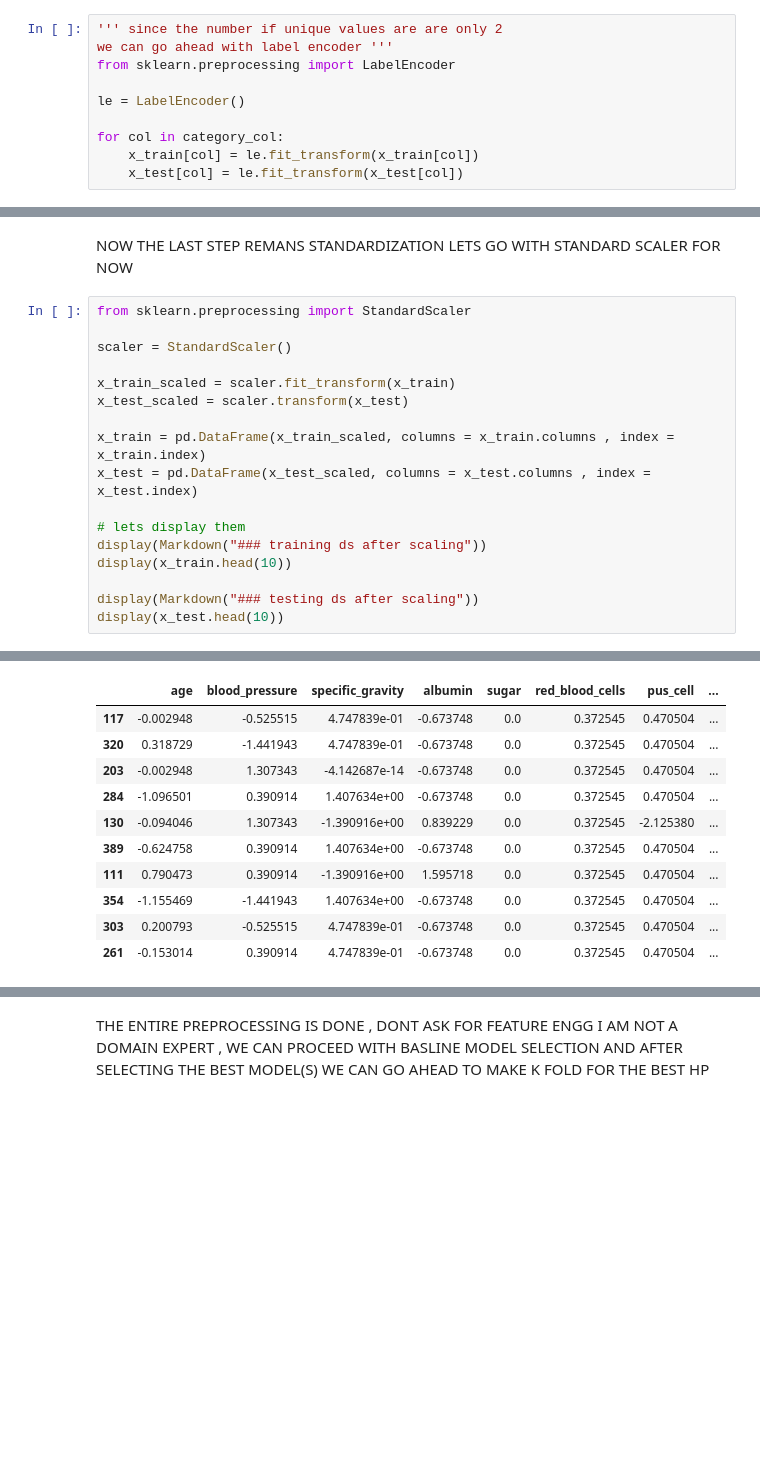
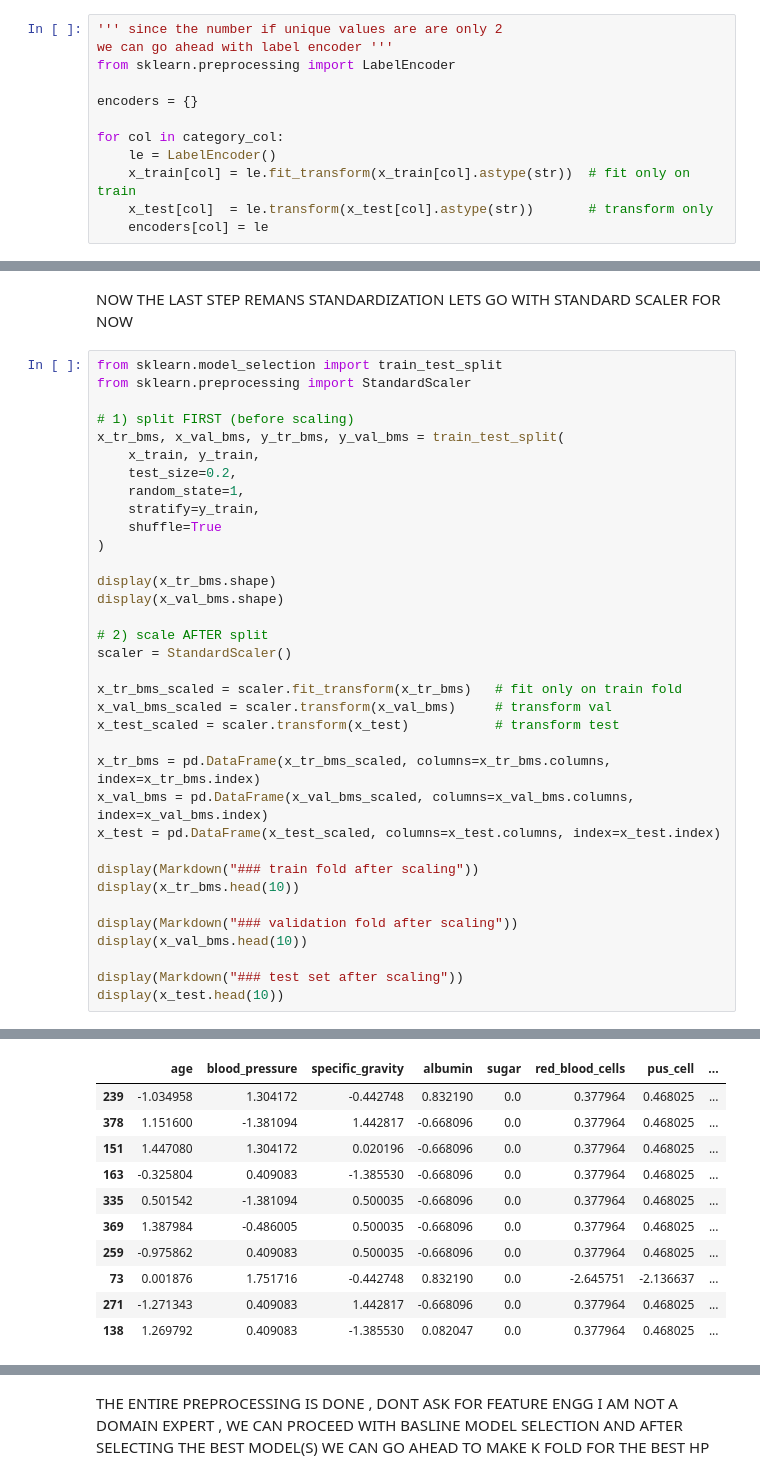
Before and after one commit to Ktssatwik/mlm_1, a Jupyter notebook: mlm(s)/kindey.ipynb, the cells around one changed output, grey strips where cells are left out. Cells and saved outputs as stored; diff of their text form; blank space fills up the shorter version.

Commit message:
kidney model is done , now next is regression model which is based on insuerance

```diff
--- a/mlm(s)/kindey.ipynb
+++ b/mlm(s)/kindey.ipynb
@@ -817,11 +817,13 @@ OUTLIER HANDLING IS ALSO DONE NOW ENDCODING FOR CATEGORICAL FEATURES
 we can go ahead with label encoder '''
 from sklearn.preprocessing import LabelEncoder
 
-le = LabelEncoder()
+encoders = {}
 
 for col in category_col:
-    x_train[col] = le.fit_transform(x_train[col])
-    x_test[col] = le.fit_transform(x_test[col])
+    le = LabelEncoder()
+    x_train[col] = le.fit_transform(x_train[col].astype(str))  # fit only on train
+    x_test[col]  = le.transform(x_test[col].astype(str))       # transform only
+    encoders[col] = le
 # %%
 display(x_train)
 display(x_test)
@@ -906,20 +908,38 @@ memory usage: 15.6 KB
 # %% [markdown]
 NOW THE LAST STEP REMANS STANDARDIZATION LETS GO WITH STANDARD SCALER FOR NOW
 # %%
+from sklearn.model_selection import train_test_split
 from sklearn.preprocessing import StandardScaler
 
+# 1) split FIRST (before scaling)
+x_tr_bms, x_val_bms, y_tr_bms, y_val_bms = train_test_split(
+    x_train, y_train,
+    test_size=0.2,
+    random_state=1,
+    stratify=y_train,
+    shuffle=True
+)
+
+display(x_tr_bms.shape)
+display(x_val_bms.shape)
+
+# 2) scale AFTER split
 scaler = StandardScaler()
 
-x_train_scaled = scaler.fit_transform(x_train)
-x_test_scaled = scaler.transform(x_test)
+x_tr_bms_scaled = scaler.fit_transform(x_tr_bms)   # fit only on train fold
+x_val_bms_scaled = scaler.transform(x_val_bms)     # transform val
+x_test_scaled = scaler.transform(x_test)           # transform test
 
-x_train = pd.DataFrame(x_train_scaled, columns = x_train.columns , index = x_train.index)
-x_test = pd.DataFrame(x_test_scaled, columns = x_test.columns , index = x_test.index)
+x_tr_bms = pd.DataFrame(x_tr_bms_scaled, columns=x_tr_bms.columns, index=x_tr_bms.index)
+x_val_bms = pd.DataFrame(x_val_bms_scaled, columns=x_val_bms.columns, index=x_val_bms.index)
+x_test = pd.DataFrame(x_test_scaled, columns=x_test.columns, index=x_test.index)
 
-# lets display them
-display(Markdown("### training ds after scaling"))
-display(x_train.head(10))
+display(Markdown("### train fold after scaling"))
+display(x_tr_bms.head(10))
 
-display(Markdown("### testing ds after scaling"))
+display(Markdown("### validation fold after scaling"))
+display(x_val_bms.head(10))
+
+display(Markdown("### test set after scaling"))
 display(x_test.head(10))
 # %% [output]
@@ -927,11 +949,11 @@ display(x_test.head(10))
 |  | age | blood_pressure | specific_gravity | albumin | sugar | red_blood_cells | pus_cell | ... |
-| 117 | -0.002948 | -0.525515 | 4.747839e-01 | -0.673748 | 0.0 | 0.372545 | 0.470504 | ... |
-| 320 | 0.318729 | -1.441943 | 4.747839e-01 | -0.673748 | 0.0 | 0.372545 | 0.470504 | ... |
-| 203 | -0.002948 | 1.307343 | -4.142687e-14 | -0.673748 | 0.0 | 0.372545 | 0.470504 | ... |
-| 284 | -1.096501 | 0.390914 | 1.407634e+00 | -0.673748 | 0.0 | 0.372545 | 0.470504 | ... |
-| 130 | -0.094046 | 1.307343 | -1.390916e+00 | 0.839229 | 0.0 | 0.372545 | -2.125380 | ... |
-| 389 | -0.624758 | 0.390914 | 1.407634e+00 | -0.673748 | 0.0 | 0.372545 | 0.470504 | ... |
-| 111 | 0.790473 | 0.390914 | -1.390916e+00 | 1.595718 | 0.0 | 0.372545 | 0.470504 | ... |
-| 354 | -1.155469 | -1.441943 | 1.407634e+00 | -0.673748 | 0.0 | 0.372545 | 0.470504 | ... |
-| 303 | 0.200793 | -0.525515 | 4.747839e-01 | -0.673748 | 0.0 | 0.372545 | 0.470504 | ... |
-| 261 | -0.153014 | 0.390914 | 4.747839e-01 | -0.673748 | 0.0 | 0.372545 | 0.470504 | ... |
+| 239 | -1.034958 | 1.304172 | -0.442748 | 0.832190 | 0.0 | 0.377964 | 0.468025 | ... |
+| 378 | 1.151600 | -1.381094 | 1.442817 | -0.668096 | 0.0 | 0.377964 | 0.468025 | ... |
+| 151 | 1.447080 | 1.304172 | 0.020196 | -0.668096 | 0.0 | 0.377964 | 0.468025 | ... |
+| 163 | -0.325804 | 0.409083 | -1.385530 | -0.668096 | 0.0 | 0.377964 | 0.468025 | ... |
+| 335 | 0.501542 | -1.381094 | 0.500035 | -0.668096 | 0.0 | 0.377964 | 0.468025 | ... |
+| 369 | 1.387984 | -0.486005 | 0.500035 | -0.668096 | 0.0 | 0.377964 | 0.468025 | ... |
+| 259 | -0.975862 | 0.409083 | 0.500035 | -0.668096 | 0.0 | 0.377964 | 0.468025 | ... |
+| 73 | 0.001876 | 1.751716 | -0.442748 | 0.832190 | 0.0 | -2.645751 | -2.136637 | ... |
+| 271 | -1.271343 | 0.409083 | 1.442817 | -0.668096 | 0.0 | 0.377964 | 0.468025 | ... |
+| 138 | 1.269792 | 0.409083 | -1.385530 | 0.082047 | 0.0 | 0.377964 | 0.468025 | ... |
```
Also changed, not shown: parts of 5 cells of this notebook, 1 other file.
